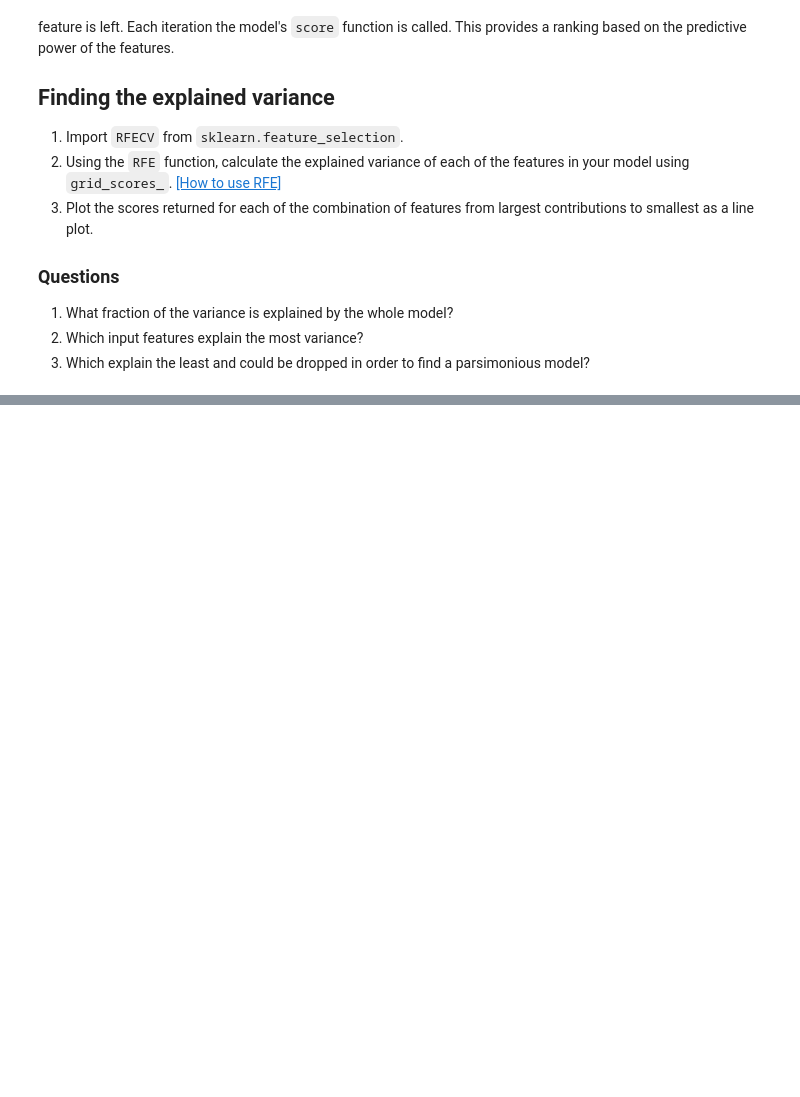
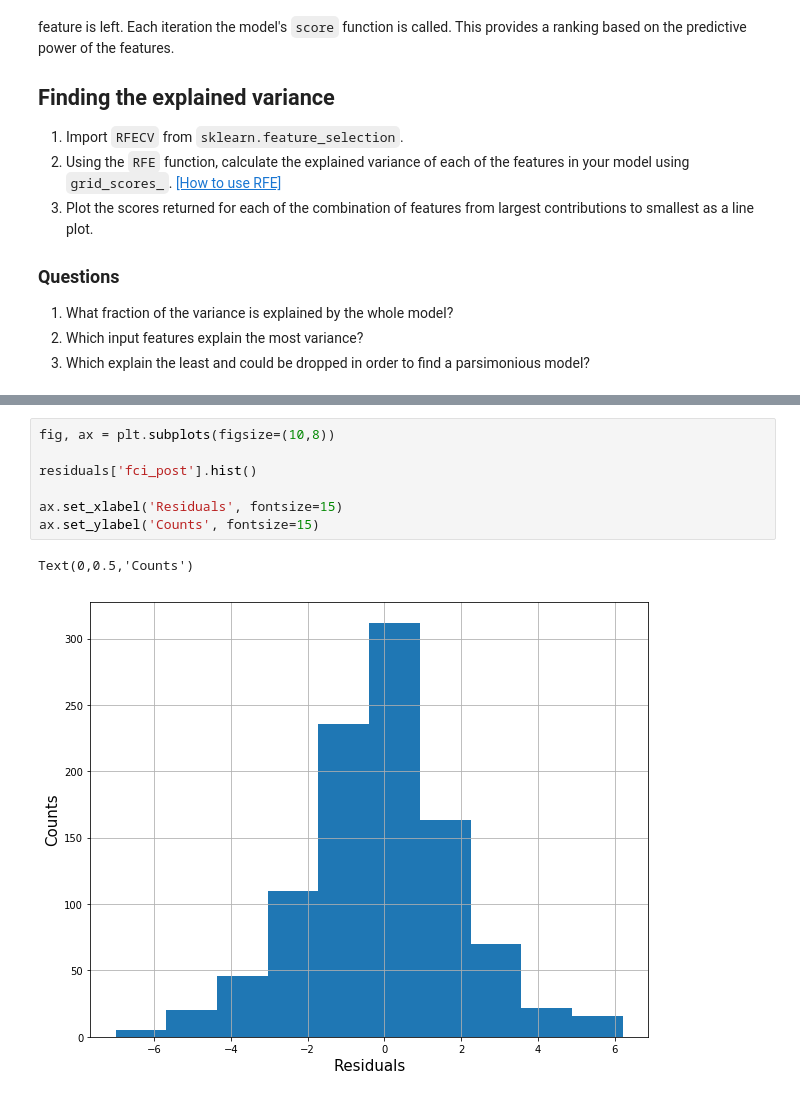
Before and after one commit to learningmachineslab/tutorials, a Jupyter notebook: regression/regression_guided_solutions.ipynb, the cells around one changed output, grey strips where cells are left out. Saved outputs shown, nothing was run; the diff lists cells and outputs as text; blank space fills up the shorter version.

```diff
--- a/regression/regression_guided_solutions.ipynb
+++ b/regression/regression_guided_solutions.ipynb
@@ -283,0 +394,10 @@ We used a linear model, but we could easily subsitute another regressor.
+# %%
+fig, ax = plt.subplots(figsize=(10,8))
+
+residuals['fci_post'].hist()
+
+ax.set_xlabel('Residuals', fontsize=15)
+ax.set_ylabel('Counts', fontsize=15)
+# %% [output]
+Text(0,0.5,'Counts')
+[figure, added]
```
Also changed, not shown: parts of 29 cells of this notebook, 1 other file.
